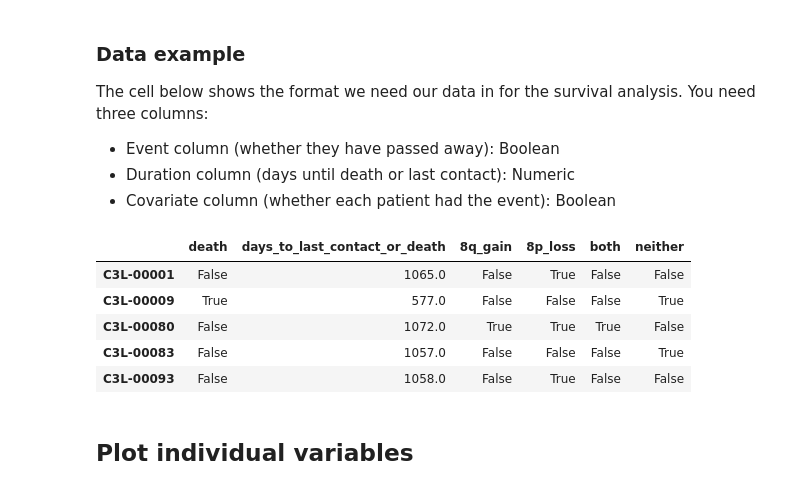
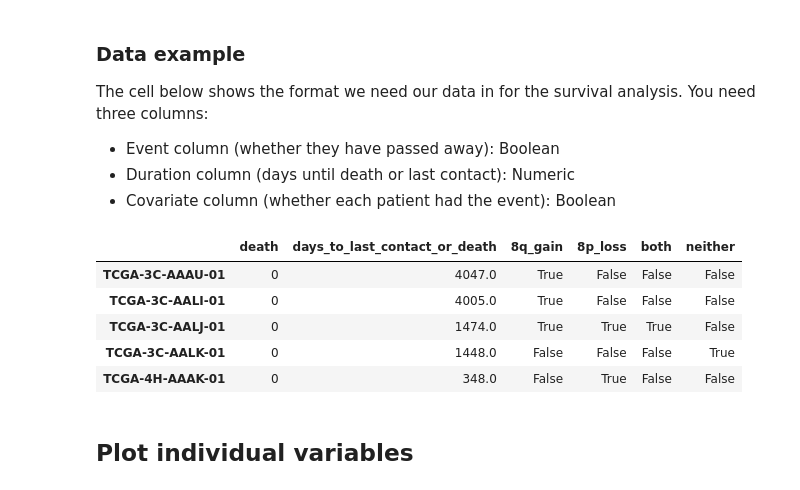
Before and after one commit to PayneLab/pancancerCNV, a Jupyter notebook: tcga_data/chromosome_8/16_survival_analysis.ipynb, the cells around one changed output. Cells and saved outputs as stored; diff of their text form; code cells hidden in the pictures.

```diff
--- a/tcga_data/chromosome_8/16_survival_analysis.ipynb
+++ b/tcga_data/chromosome_8/16_survival_analysis.ipynb
@@ -131,14 +84,14 @@ The cell below shows the format we need our data in for the survival analysis. Y
 - Duration column (days until death or last contact): Numeric
 - Covariate column (whether each patient had the event): Boolean
 # %%
-prepare_plot_table(cptac.Luad).head()
+prepare_plot_table("brca").head()
 # %% [output]
 |  | death | days_to_last_contact_or_death | 8q_gain | 8p_loss | both | neither |
-| C3L-00001 | False | 1065.0 | False | True | False | False |
-| C3L-00009 | True | 577.0 | False | False | False | True |
-| C3L-00080 | False | 1072.0 | True | True | True | False |
-| C3L-00083 | False | 1057.0 | False | False | False | True |
-| C3L-00093 | False | 1058.0 | False | True | False | False |
+| TCGA-3C-AAAU-01 | 0 | 4047.0 | True | False | False | False |
+| TCGA-3C-AALI-01 | 0 | 4005.0 | True | False | False | False |
+| TCGA-3C-AALJ-01 | 0 | 1474.0 | True | True | True | False |
+| TCGA-3C-AALK-01 | 0 | 1448.0 | False | False | False | True |
+| TCGA-4H-AAAK-01 | 0 | 348.0 | False | True | False | False |
 # %% [markdown]
 ## Plot individual variables
 # %%
```
Also changed, not shown: parts of 17 cells of this notebook.
